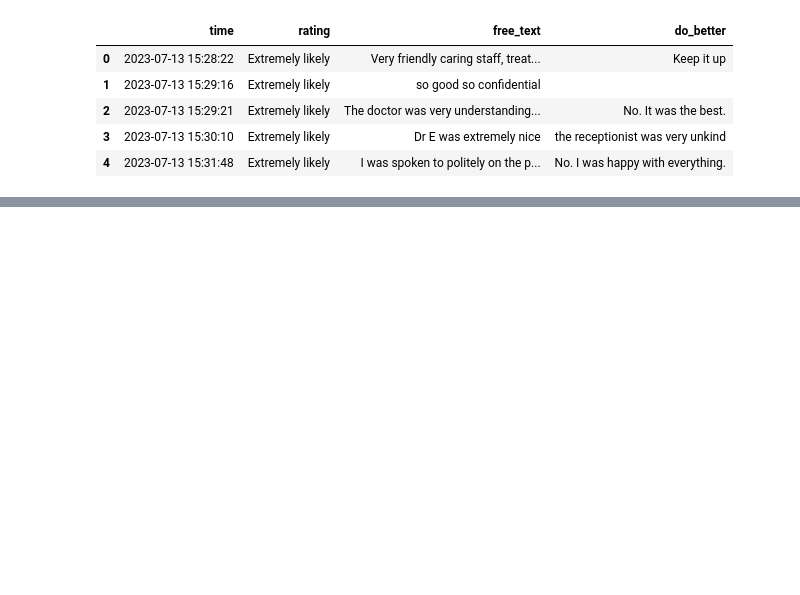
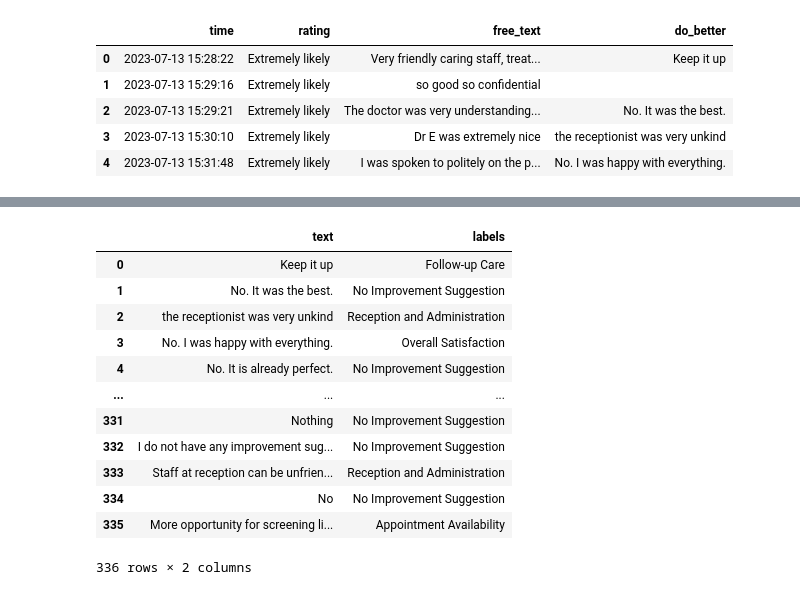
Before and after one commit to janduplessis883/friends-and-family-test-analysis, a Jupyter notebook: notebooks/exploration.ipynb, the cells around one changed output, grey strips where cells are left out. Drawn from its saved outputs; the diff is of its cells as text; code cells hidden in the pictures; blank space fills up the shorter version.

```diff
--- a/notebooks/exploration.ipynb
+++ b/notebooks/exploration.ipynb
@@ -157,0 +135,22 @@ I think it is getting better, the ladies at the reception can be so rude, it wou
+# %%
+my_dict = {
+    "text": text_list,
+    "labels": label_list
+}
+
+label_df = pd.DataFrame(my_dict)
+label_df
+# %% [output]
+|  | text | labels |
+| 0 | Keep it up | Follow-up Care |
+| 1 | No. It was the best. | No Improvement Suggestion |
+| 2 | the receptionist was very unkind | Reception and Administration |
+| 3 | No. I was happy with everything. | Overall Satisfaction |
+| 4 | No. It is already perfect. | No Improvement Suggestion |
+| ... | ... | ... |
+| 331 | Nothing | No Improvement Suggestion |
+| 332 | I do not have any improvement sug... | No Improvement Suggestion |
+| 333 | Staff at reception can be unfrien... | Reception and Administration |
+| 334 | No | No Improvement Suggestion |
+| 335 | More opportunity for screening li... | Appointment Availability |
+336 rows × 2 columns
```
Also changed, not shown: parts of 11 cells of this notebook, 4 other files.
